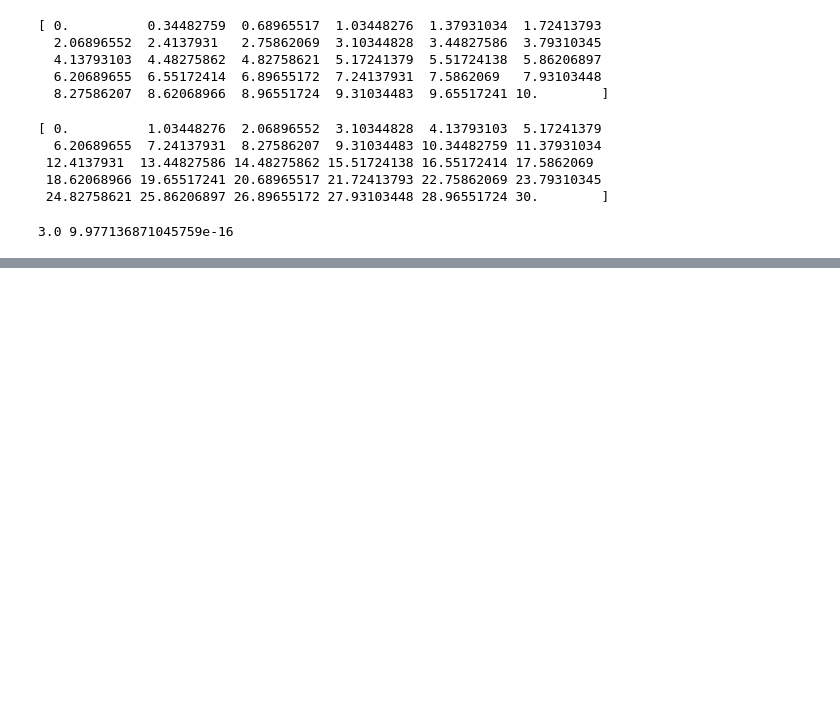
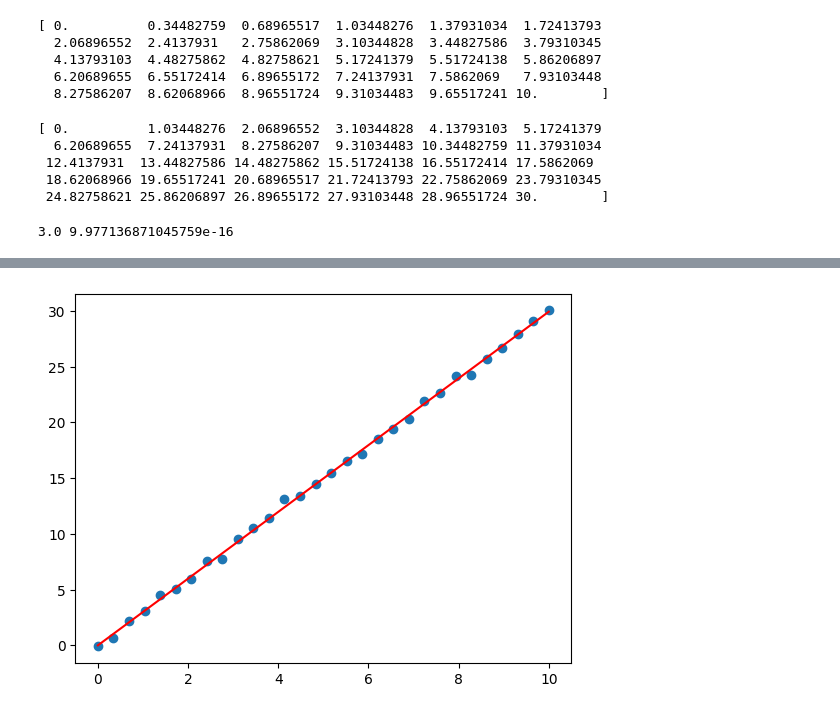
Before and after one commit to AnnaLoz28/principles_of_data_analytics, a Jupyter notebook: line_fitting.ipynb, the cells around one changed output, grey strips where cells are left out. Drawn from its saved outputs; the diff is of its cells as text; code cells hidden in the pictures; blank space fills up the shorter version.

```diff
--- a/line_fitting.ipynb
+++ b/line_fitting.ipynb
@@ -56,0 +78,4 @@ print(slope, intercept)
+# %%
+
+x = np.linspace(0.0, 10.0, 30) # same x values
+y = x * 3.0 + np.random.normal(0.0, 0.3, size = x.size) # add some noise to the data
@@ -56,0 +88,8 @@ print(slope, intercept)
+# %%
+# create a scatter plot of the data and add the line of best fit
+fig, ax = plt.subplots()
+ax.scatter(x, y);
+m, c = np.polyfit(x, y, deg = 1)
+ax.plot(x, m*x + c, color = "red");
+# %% [output]
+[figure, added]
```
Also changed, not shown: parts of 10 cells of this notebook.
